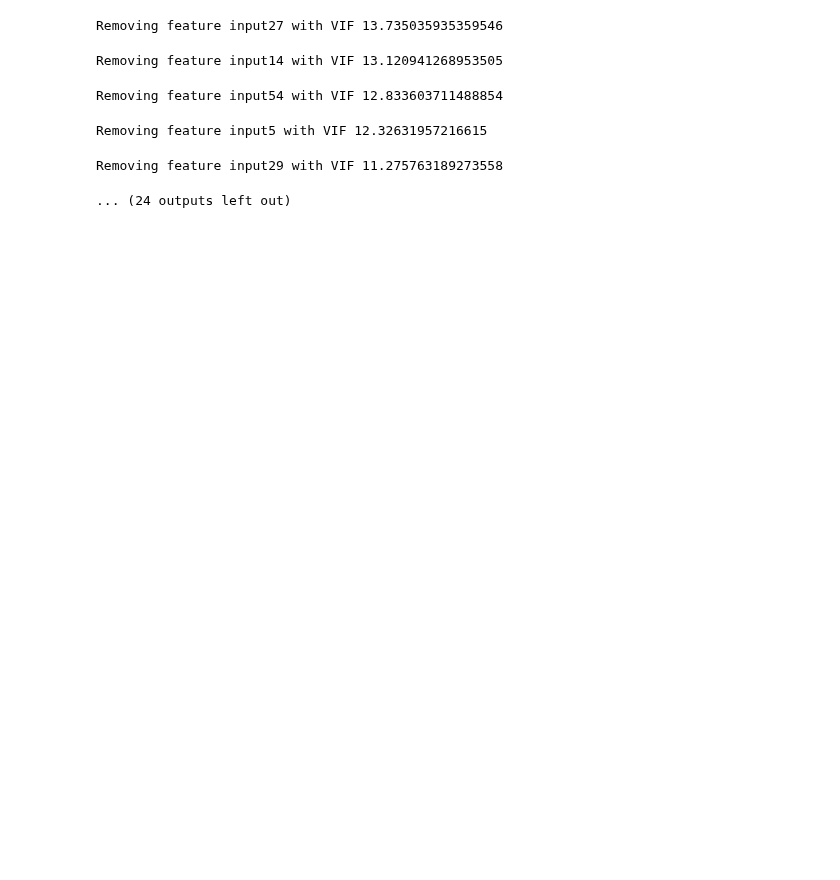
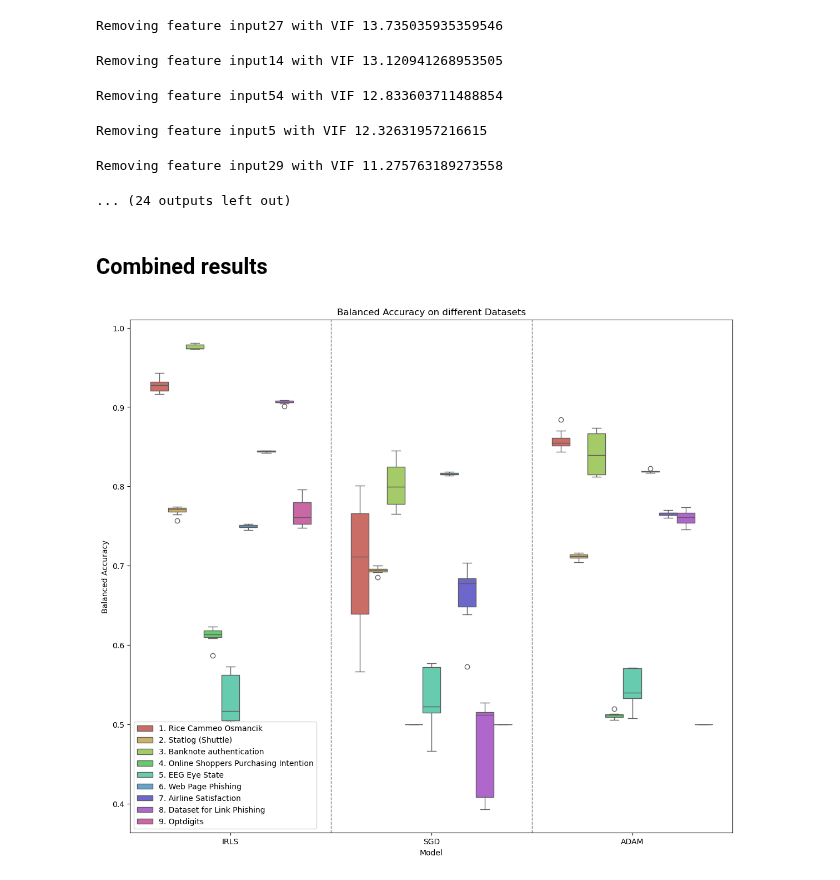
Before and after one commit to KarinaTiurina/aml_projects, a Jupyter notebook: Project1/Task3.2-BalancedAccuracy.ipynb, the cells around one changed output. Cells and saved outputs as stored; diff of their text form; code cells hidden in the pictures; blank space fills up the shorter version.

Commit message:
Task3.2 combined results

```diff
--- a/Project1/Task3.2-BalancedAccuracy.ipynb
+++ b/Project1/Task3.2-BalancedAccuracy.ipynb
@@ -228,3 +229,48 @@ Removing feature input54 with VIF 12.833603711488854
 Removing feature input5 with VIF 12.32631957216615
 Removing feature input29 with VIF 11.275763189273558
 ... (24 outputs left out)
+# %% [markdown]
+## Combined results
+# %%
+df1 = pd.read_csv('task3.2_results/Rice Cammeo Osmancik_history.csv', index_col=0)
+df2 = pd.read_csv('task3.2_results/Statlog (Shuttle)_history.csv', index_col=0)
+df3 = pd.read_csv('task3.2_results/Banknote authentication_history.csv', index_col=0)
+df4 = pd.read_csv('task3.2_results/Online Shoppers Purchasing Intention_history.csv', index_col=0)
+df5 = pd.read_csv('task3.2_results/EEG Eye State_history.csv', index_col=0)
+df6 = pd.read_csv('task3.2_results/Web Page Phishing_history.csv', index_col=0)
+df7 = pd.read_csv('task3.2_results/Airline Satisfaction_history.csv', index_col=0)
+df8 = pd.read_csv('task3.2_results/Dataset for Link Phishing_history.csv', index_col=0)
+df9 = pd.read_csv('task3.2_results/Optdigits_history.csv', index_col=0)
+
+# Add a column to each dataframe to indicate dataframe source
+df1['Source'] = '1. Rice Cammeo Osmancik'
+df2['Source'] = '2. Statlog (Shuttle)'
+df3['Source'] = '3. Banknote authentication'
+df4['Source'] = '4. Online Shoppers Purchasing Intention'
+df5['Source'] = '5. EEG Eye State'
+df6['Source'] = '6. Web Page Phishing'
+df7['Source'] = '7. Airline Satisfaction'
+df8['Source'] = '8. Dataset for Link Phishing'
+df9['Source'] = '9. Optdigits'
+
+# Concatenate dataframes
+combined_df = pd.concat([df1, df2, df3, df4, df5, df6, df7, df8, df9])
+
+# Melt the dataframe to have 'variable' and 'value' columns
+melted_df = pd.melt(combined_df, id_vars='Source', var_name='Column', value_name='Balanced Accuracy')
+
+# Create boxplot
+plt.figure(figsize=(14, 12))
+ax = sns.boxplot(x='Column', y='Balanced Accuracy', hue='Source', data=melted_df, palette='hls')
+# Draw dashed lines as separators between columns
+num_columns = len(combined_df.columns) - 1  # Excluding the 'Source' column
+for i in range(num_columns - 1):
+  plt.axvline(x=i + 0.5, color='gray', linestyle='--', linewidth=1)
+
+plt.title('Balanced Accuracy on different Datasets')
+plt.xlabel('Model')
+plt.ylabel('Balanced Accuracy')
+plt.legend(loc='lower left')
+plt.show()
+# %% [output]
+[figure, added]
```
Also changed, not shown: parts of 2 cells of this notebook.
